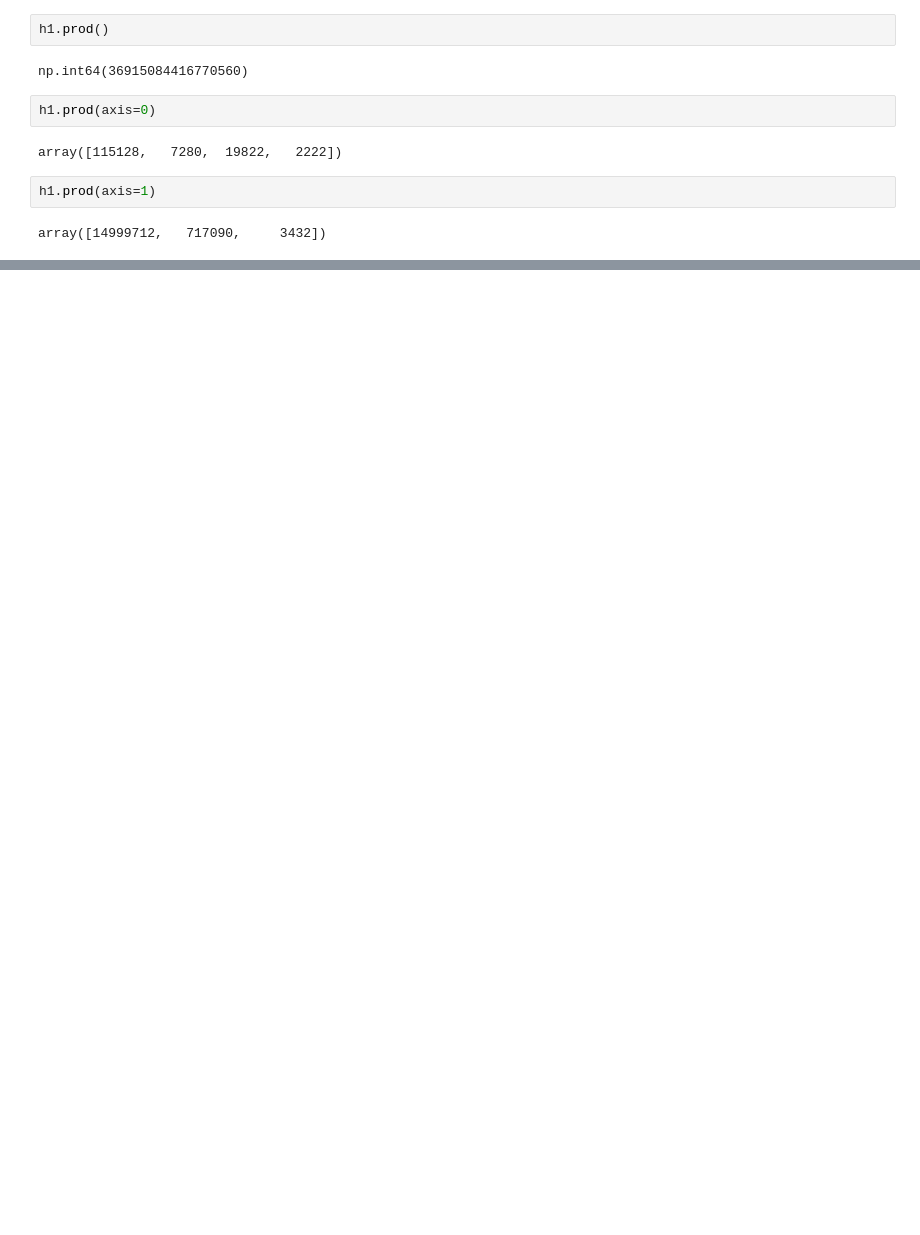
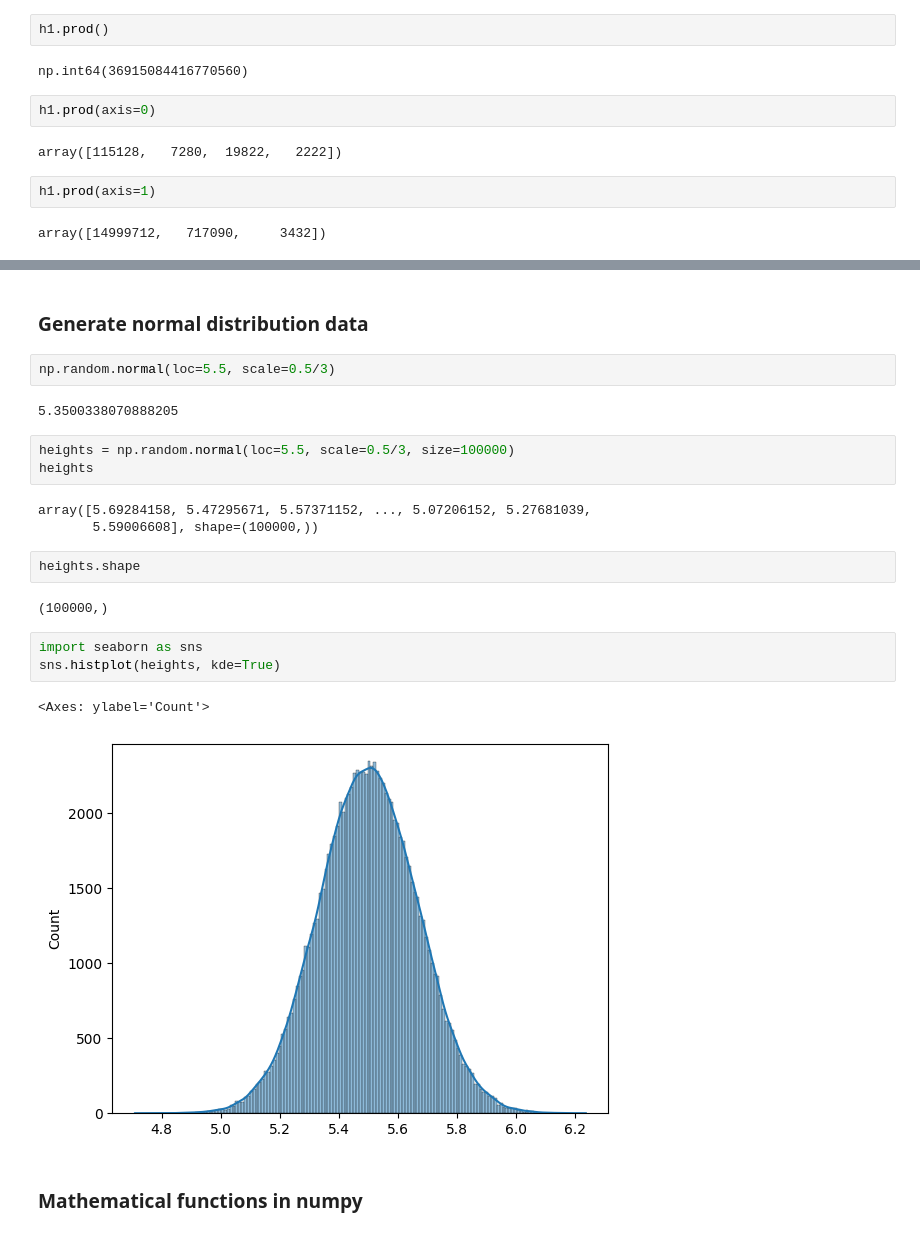
Before and after one commit to utkarshg1/Adv-Python-3-5pm-6th-Feb-2025, a Jupyter notebook: 7 Numpy Arrays/numpy.ipynb, the cells around one changed output, grey strips where cells are left out. Saved outputs shown, nothing was run; the diff lists cells and outputs as text; blank space fills up the shorter version.

Commit message:
numpy

```diff
--- a/7 Numpy Arrays/numpy.ipynb
+++ b/7 Numpy Arrays/numpy.ipynb
@@ -363,0 +488,24 @@ array([14999712,   717090,     3432])
+# %% [markdown]
+### Generate normal distribution data
+# %%
+np.random.normal(loc=5.5, scale=0.5/3)
+# %% [output]
+5.3500338070888205
+# %%
+heights = np.random.normal(loc=5.5, scale=0.5/3, size=100000)
+heights
+# %% [output]
+array([5.69284158, 5.47295671, 5.57371152, ..., 5.07206152, 5.27681039,
+       5.59006608], shape=(100000,))
+# %%
+heights.shape
+# %% [output]
+(100000,)
+# %%
+import seaborn as sns
+sns.histplot(heights, kde=True)
+# %% [output]
+<Axes: ylabel='Count'>
+[figure, added]
+# %% [markdown]
+### Mathematical functions in numpy
```
Also changed, not shown: parts of 35 cells of this notebook.
